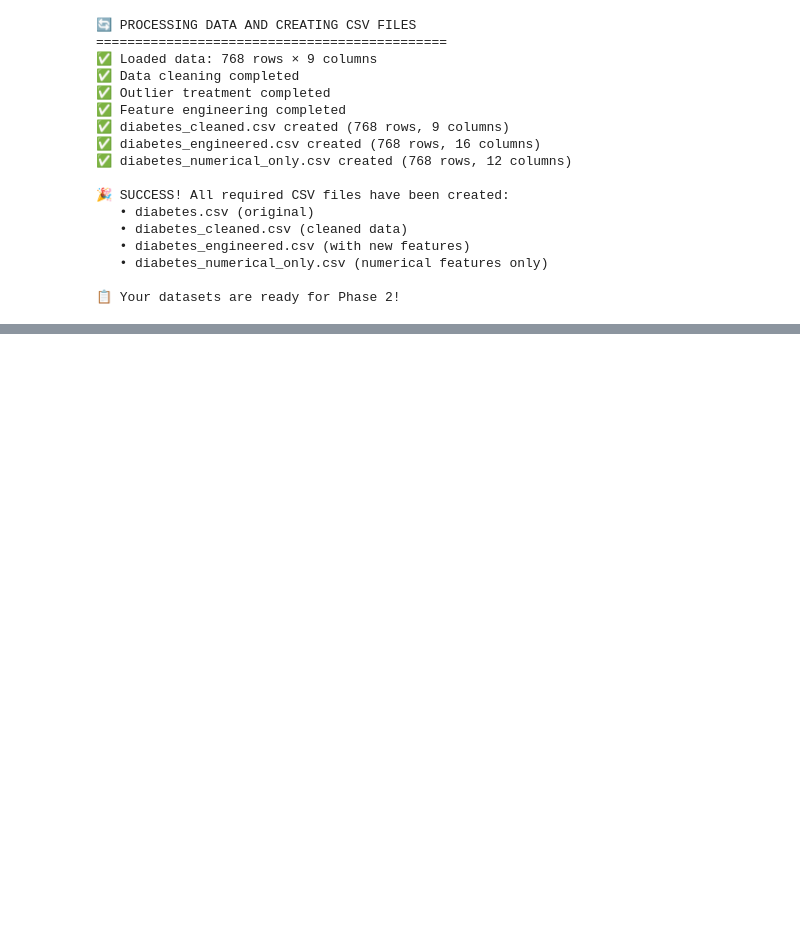
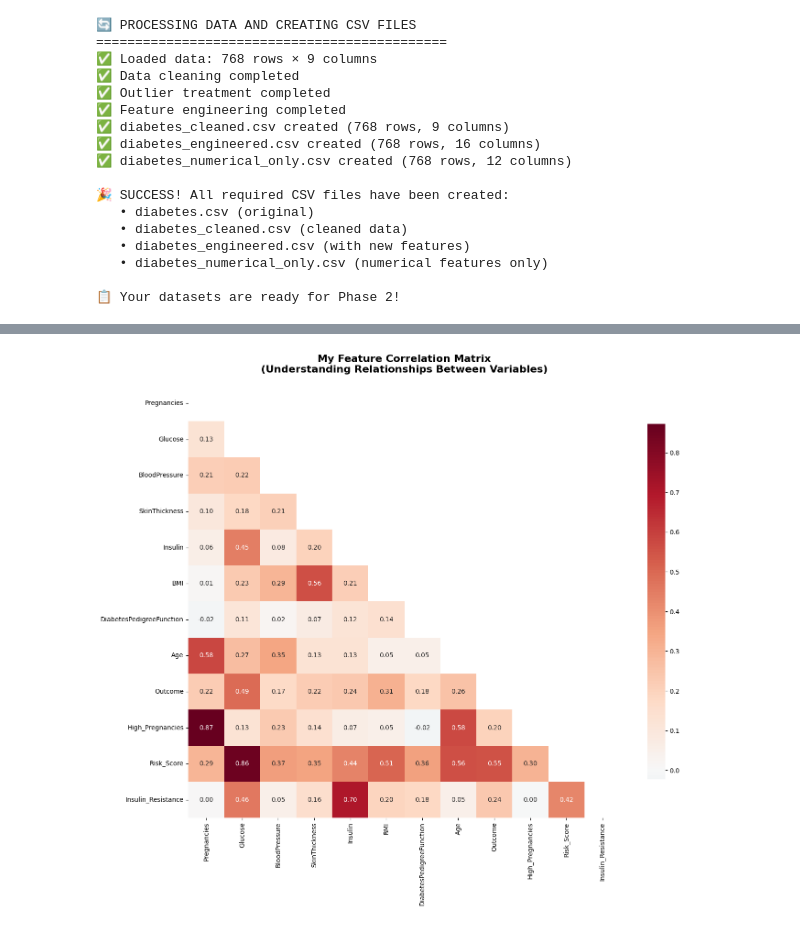
Before and after one commit to JohnHika/john-diabetes-risk-prediction, a Jupyter notebook: diabetes_lab_phase1.ipynb, the cells around one changed output, grey strips where cells are left out. Saved outputs shown, nothing was run; the diff lists cells and outputs as text; code cells hidden in the pictures; blank space fills up the shorter version.

```diff
--- a/diabetes_lab_phase1.ipynb
+++ b/diabetes_lab_phase1.ipynb
@@ -1112,0 +1156,70 @@ print("\n📋 Your datasets are ready for Phase 2!")
+# %%
+# My Feature Correlation Analysis
+print("🔍 ANALYZING FEATURE CORRELATIONS")
+print("=" * 40)
+
+# I'm focusing on numerical features to understand their relationships
+numerical_features = df_engineered.select_dtypes(include=[np.number]).columns.tolist()
+
+print(f"Analyzing correlations among {len(numerical_features)} numerical features:")
+for feature in numerical_features:
+    print(f"  • {feature}")
+
+# Creating my correlation matrix
+correlation_matrix = df_engineered[numerical_features].corr()
+
+# Visualizing the correlation heatmap - this is crucial for understanding feature relationships
+plt.figure(figsize=(14, 12))
+mask = np.triu(np.ones_like(correlation_matrix, dtype=bool))  # Only show lower triangle
+sns.heatmap(correlation_matrix,
+           mask=mask,
+           annot=True,
+           cmap='RdBu_r',
+           center=0,
+           square=True,
+           fmt='.2f',
+           cbar_kws={"shrink": .8})
+plt.title('My Feature Correlation Matrix\n(Understanding Relationships Between Variables)',
+          fontsize=16, fontweight='bold', pad=20)
+plt.tight_layout()
+plt.show()
+
+# Identifying strong correlations (absolute value > 0.5)
+print(f"\n🔗 STRONG CORRELATIONS I DISCOVERED")
+print("=" * 40)
+strong_correlations = []
+for i in range(len(correlation_matrix.columns)):
+    for j in range(i+1, len(correlation_matrix.columns)):
+        corr_value = correlation_matrix.iloc[i, j]
+        if abs(corr_value) > 0.5:
+            feature1 = correlation_matrix.columns[i]
+            feature2 = correlation_matrix.columns[j]
+            strong_correlations.append((feature1, feature2, corr_value))
+
+if strong_correlations:
+    print("Features with |correlation| > 0.5:")
+    for feat1, feat2, corr in sorted(strong_correlations, key=lambda x: abs(x[2]), reverse=True):
+        direction = "positive" if corr > 0 else "negative"
+        print(f"  • {feat1} ↔ {feat2}: {corr:.3f} ({direction})")
+else:
+    print("✅ No concerning multicollinearity detected (all |correlations| ≤ 0.5)")
+
+# Target variable correlations - this tells me which features are most predictive
+print(f"\n🎯 CORRELATION WITH DIABETES OUTCOME")
+print("=" * 40)
+target_correlations = correlation_matrix['Outcome'].drop('Outcome').sort_values(key=abs, ascending=False)
+
+print("Features ranked by correlation strength with diabetes:")
+for feature, corr in target_correlations.items():
+    direction = "↗" if corr > 0 else "↘"
+    strength = "Strong" if abs(corr) > 0.3 else "Moderate" if abs(corr) > 0.1 else "Weak"
+    print(f"  {direction} {feature:25s}: {corr:6.3f} ({strength})")
+
+print(f"\n💡 MY CORRELATION INSIGHTS")
+print("=" * 25)
+print("The correlation analysis helps me understand:")
+print("• Which features might be redundant (high inter-correlation)")
+print("• Which features are most predictive of diabetes (high target correlation)")
+print("• Whether my engineered features add unique information")
+print("• Potential multicollinearity issues for linear models")
+# %% [output]
@@ -1112,0 +1241 @@ print("\n📋 Your datasets are ready for Phase 2!")
+[figure, added]
```
Also changed, not shown: parts of 12 cells of this notebook, 1 other file.
